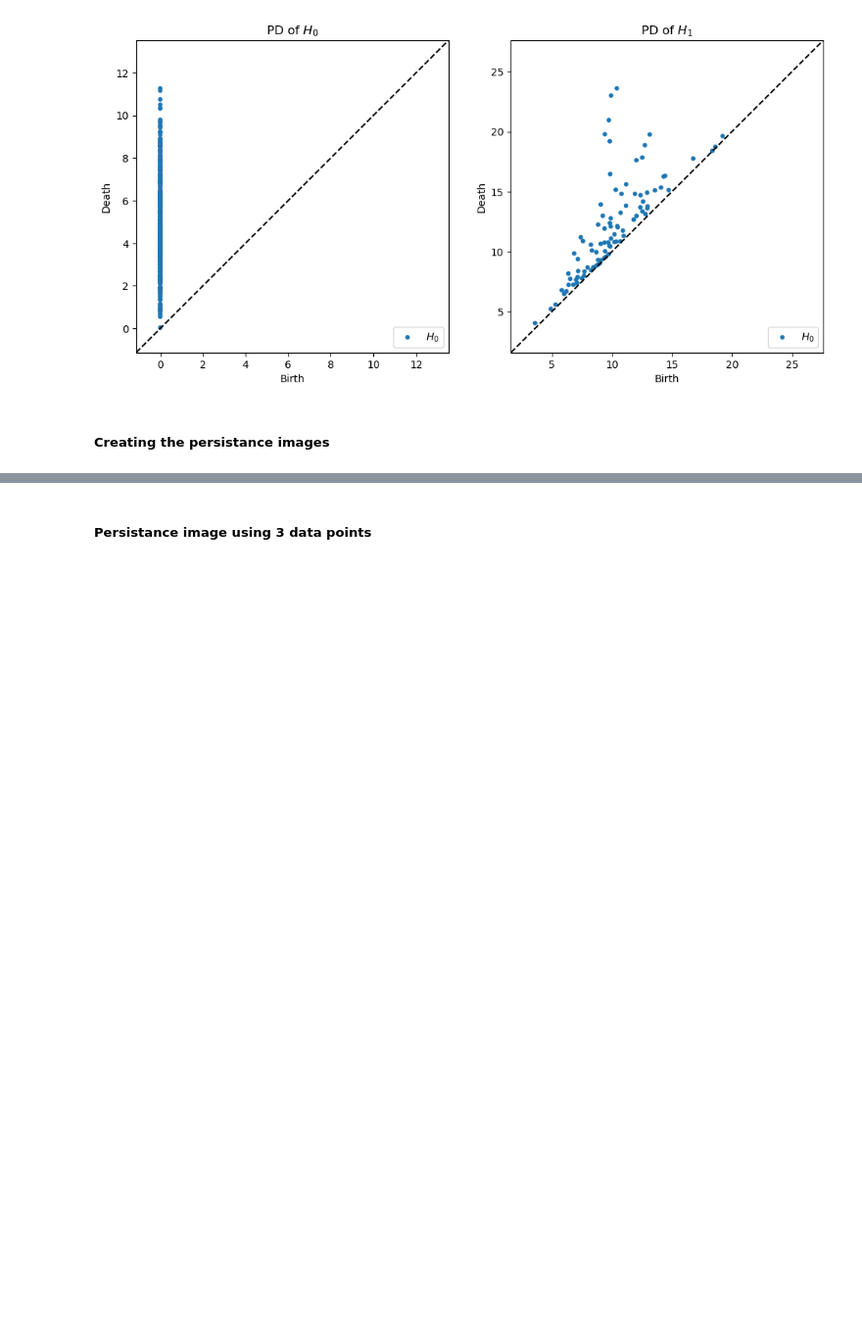
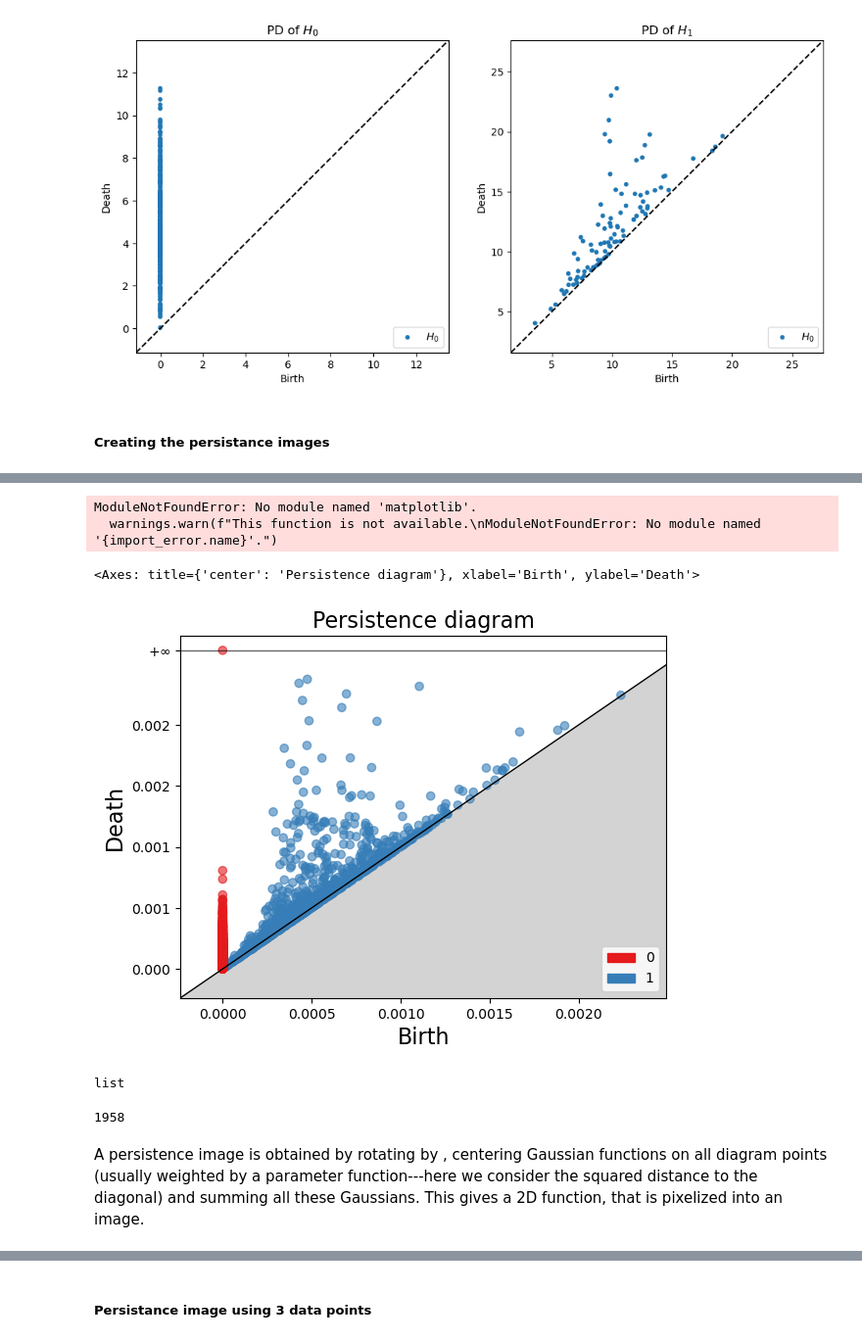
Before and after one commit to hashansl/ornl-svi-data-processing, a Jupyter notebook: weighting_function_experiments_2.ipynb, the cells around one changed output, grey strips where cells are left out. Shown at 98% size. Saved outputs shown, nothing was run; the diff lists cells and outputs as text; code cells hidden in the pictures; blank space fills up the shorter version.

```diff
--- a/weighting_function_experiments_2.ipynb
+++ b/weighting_function_experiments_2.ipynb
@@ -126,0 +211,20 @@ plt.show()
+# %%
+acX = gd.AlphaComplex(points=X).create_simplex_tree()
+dgmX = acX.persistence()
+# %%
+gd.plot_persistence_diagram(dgmX)
+# %% [output]
+ModuleNotFoundError: No module named 'matplotlib'.
+  warnings.warn(f"This function is not available.\nModuleNotFoundError: No module named '{import_error.name}'.")
+<Axes: title={'center': 'Persistence diagram'}, xlabel='Birth', ylabel='Death'>
+[figure, added]
+# %%
+type(dgmX)
+# %% [output]
+list
+# %%
+len(dgmX)
+# %% [output]
+1958
+# %% [markdown]
+A persistence image is obtained by rotating by , centering Gaussian functions on all diagram points (usually weighted by a parameter function---here we consider the squared distance to the diagonal) and summing all these Gaussians. This gives a 2D function, that is pixelized into an image.
```
Also changed, not shown: parts of 51 cells of this notebook.
